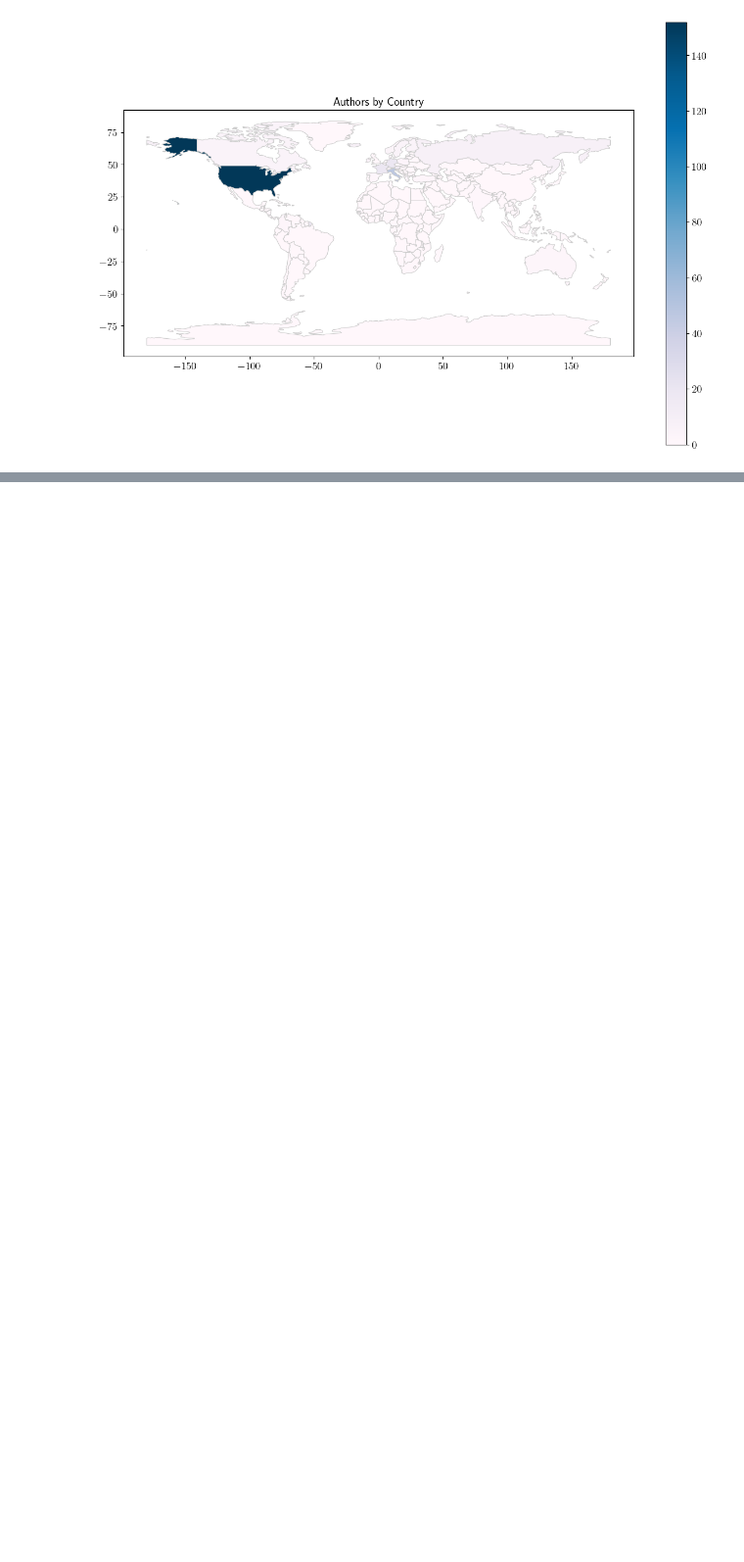
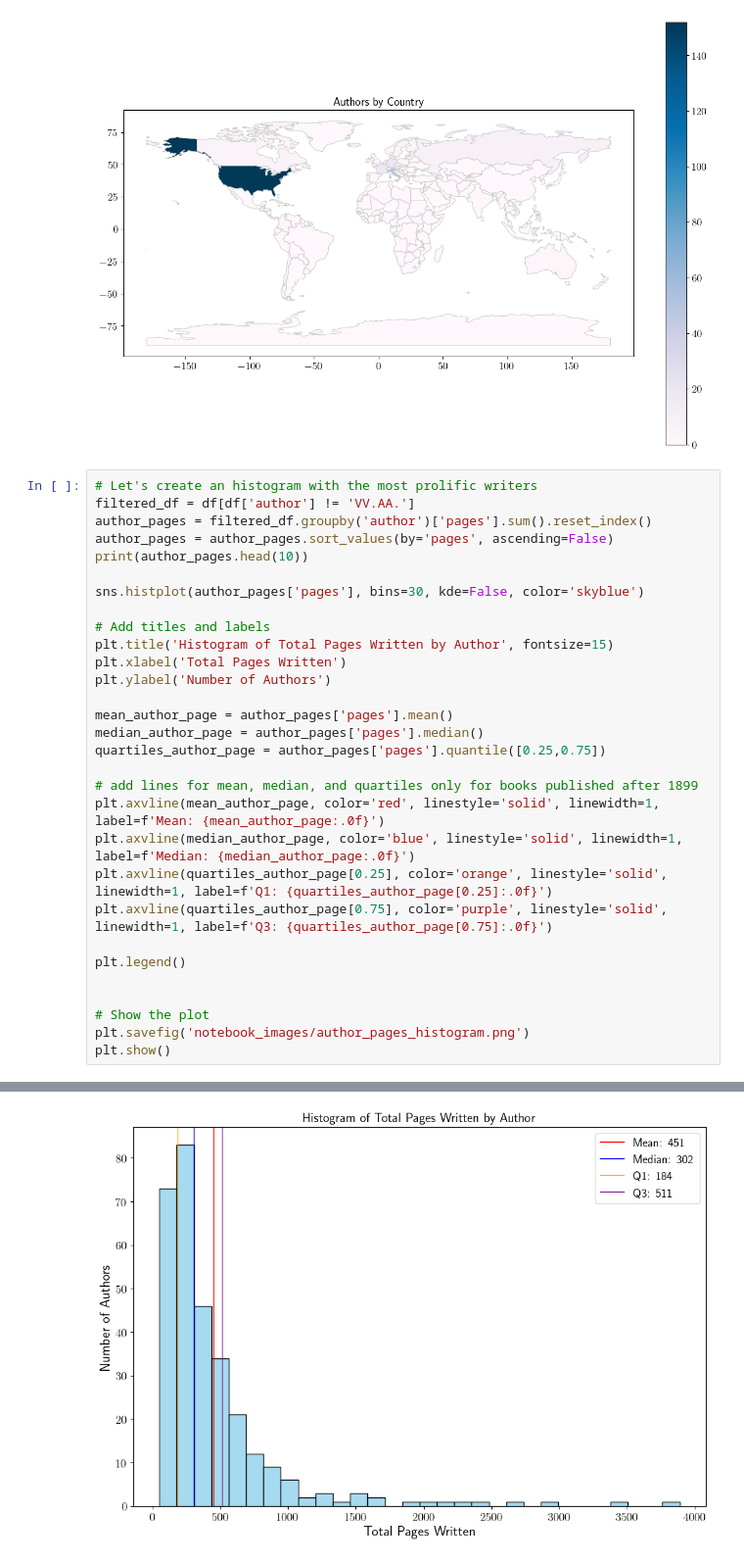
Before and after one commit to anvi-git/Project_Book_library, a Jupyter notebook: book_library.ipynb, the cells around one changed output, grey strips where cells are left out. Shown at 98% size. Saved outputs shown, nothing was run; the diff lists cells and outputs as text; blank space fills up the shorter version.

Commit message:
added a new plot

```diff
--- a/book_library.ipynb
+++ b/book_library.ipynb
@@ -460,3 +460,34 @@ plt.savefig('notebook_images/world_map.png')
 plt.show()
 # %% [output]
 [figure]
+# %%
+# Let's create an histogram with the most prolific writers
+filtered_df = df[df['author'] != 'VV.AA.']
+author_pages = filtered_df.groupby('author')['pages'].sum().reset_index()
+author_pages = author_pages.sort_values(by='pages', ascending=False)
+print(author_pages.head(10))
+
+sns.histplot(author_pages['pages'], bins=30, kde=False, color='skyblue')
+
+# Add titles and labels
+plt.title('Histogram of Total Pages Written by Author', fontsize=15)
+plt.xlabel('Total Pages Written')
+plt.ylabel('Number of Authors')
+
+mean_author_page = author_pages['pages'].mean()
+median_author_page = author_pages['pages'].median()
+quartiles_author_page = author_pages['pages'].quantile([0.25,0.75])
+
+# add lines for mean, median, and quartiles only for books published after 1899
+plt.axvline(mean_author_page, color='red', linestyle='solid', linewidth=1, label=f'Mean: {mean_author_page:.0f}')
+plt.axvline(median_author_page, color='blue', linestyle='solid', linewidth=1, label=f'Median: {median_author_page:.0f}')
+plt.axvline(quartiles_author_page[0.25], color='orange', linestyle='solid', linewidth=1, label=f'Q1: {quartiles_author_page[0.25]:.0f}')
+plt.axvline(quartiles_author_page[0.75], color='purple', linestyle='solid', linewidth=1, label=f'Q3: {quartiles_author_page[0.75]:.0f}')
+
+plt.legend()
+
+
+# Show the plot
+plt.savefig('notebook_images/author_pages_histogram.png')
+plt.show()
+# %% [output]
@@ -462,0 +505 @@ plt.show()
+[figure, added]
```
Also changed, not shown: parts of 2 cells of this notebook, 2 other files.
